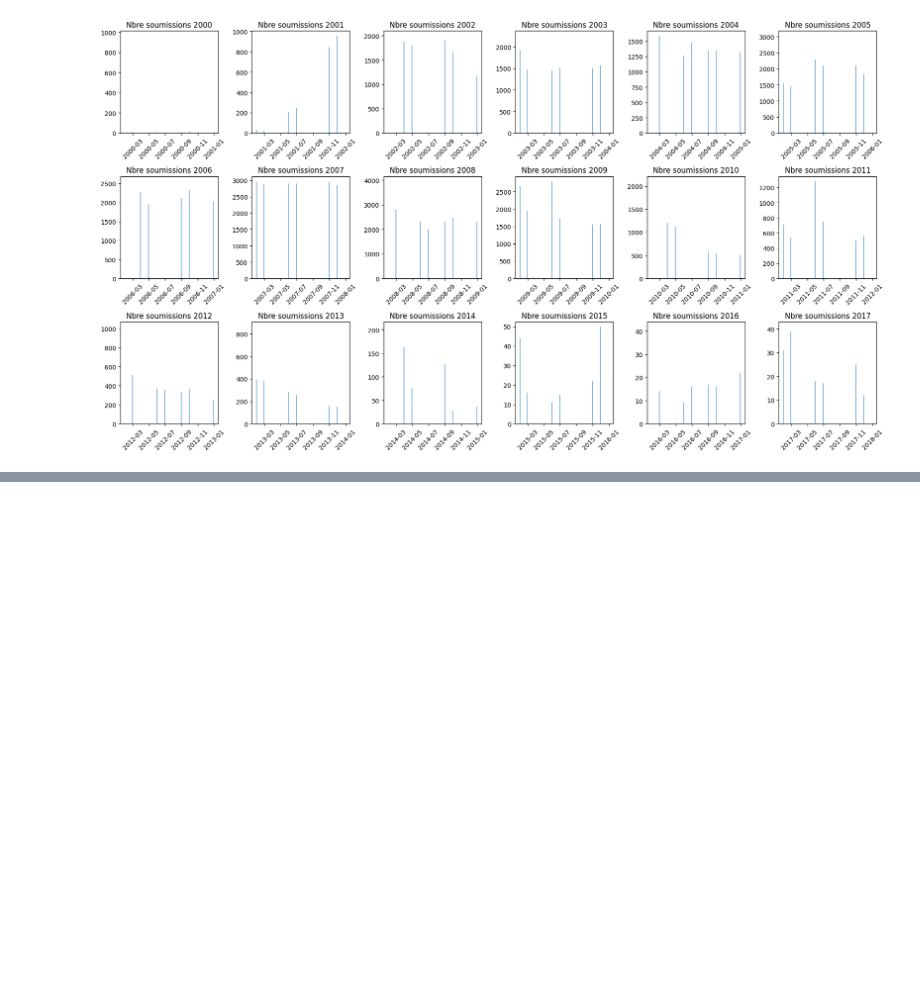
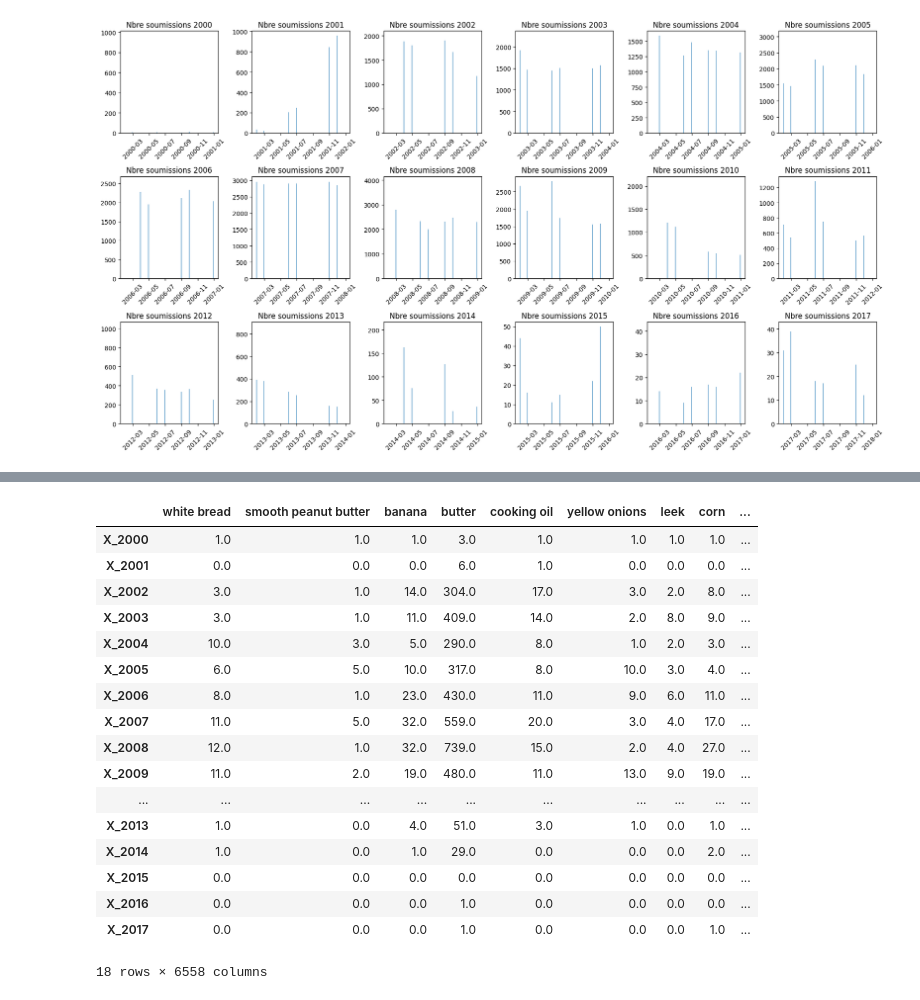
Before and after one commit to ramzinaji/analyse_cooking_app, a Jupyter notebook: etude_app_cuisine/script.ipynb, the cells around one changed output, grey strips where cells are left out. Saved outputs shown, nothing was run; the diff lists cells and outputs as text; code cells hidden in the pictures; blank space fills up the shorter version.

```diff
--- a/etude_app_cuisine/script.ipynb
+++ b/etude_app_cuisine/script.ipynb
@@ -155,0 +174,4 @@ df_monthly_recipes_count.describe()
+# %%
+# On récupère les recettes tokenisées
+df_RAW_recipes_merged=df_RAW_recipes.copy()
+df_RAW_recipes_merged=df_RAW_recipes_merged.merge(df_pp_recipes,how='inner',on='id')
@@ -155,0 +194,16 @@ df_monthly_recipes_count.describe()
+# %%
+# Convertis les ingrédients en liste
+
+df_RAW_recipes_merged.ingredients =  df_RAW_recipes_merged.ingredients.apply(lambda x : ast.literal_eval(x) )
+# %%
+# On compte regarde les occurences de chaque ingrédients par mois
+# Exemple janvier 2015
+
+X_2015_01=df_RAW_recipes_merged[(df_RAW_recipes_merged['submitted'].dt.year==2015) & (df_RAW_recipes_merged['submitted'].dt.month==1)].ingredients
+
+A=[]
+for index in range(X_2015_01.shape[0]):
+    A+=X_2015_01.iloc[index]
+
+print(len(A),X_2015_01.shape[0])
+Counter(A)
@@ -155,0 +229,11 @@ df_monthly_recipes_count.describe()
+# %%
+#On refait l'exercice pour toutes les années sur un mois donné
+Dico_month_ingredients = {}
+for year in range(2000,2018):
+    A = []
+    X = df_RAW_recipes_merged[(df_RAW_recipes_merged['submitted'].dt.year==year) & (df_RAW_recipes_merged['submitted'].dt.month==1)].ingredients
+    for index in range(X.shape[0]):
+        A += X.iloc[index]
+    Dico_month_ingredients['X_' + str(year)] = Counter(A)
+    Dico_month_ingredients['X_' + str(year)]['nbre_recipes'] = X.shape[0]
+    Dico_month_ingredients['X_' + str(year)]['nbre_ingredients'] = len(A)
@@ -155,0 +260,23 @@ df_monthly_recipes_count.describe()
+# %%
+January_Ingredients=pd.DataFrame(Dico_month_ingredients).T
+January_Ingredients=January_Ingredients.fillna(0)
+January_Ingredients
+# %% [output]
+|  | white bread | smooth peanut butter | banana | butter | cooking oil | yellow onions | leek | corn | ... |
+| X_2000 | 1.0 | 1.0 | 1.0 | 3.0 | 1.0 | 1.0 | 1.0 | 1.0 | ... |
+| X_2001 | 0.0 | 0.0 | 0.0 | 6.0 | 1.0 | 0.0 | 0.0 | 0.0 | ... |
+| X_2002 | 3.0 | 1.0 | 14.0 | 304.0 | 17.0 | 3.0 | 2.0 | 8.0 | ... |
+| X_2003 | 3.0 | 1.0 | 11.0 | 409.0 | 14.0 | 2.0 | 8.0 | 9.0 | ... |
+| X_2004 | 10.0 | 3.0 | 5.0 | 290.0 | 8.0 | 1.0 | 2.0 | 3.0 | ... |
+| X_2005 | 6.0 | 5.0 | 10.0 | 317.0 | 8.0 | 10.0 | 3.0 | 4.0 | ... |
+| X_2006 | 8.0 | 1.0 | 23.0 | 430.0 | 11.0 | 9.0 | 6.0 | 11.0 | ... |
+| X_2007 | 11.0 | 5.0 | 32.0 | 559.0 | 20.0 | 3.0 | 4.0 | 17.0 | ... |
+| X_2008 | 12.0 | 1.0 | 32.0 | 739.0 | 15.0 | 2.0 | 4.0 | 27.0 | ... |
+| X_2009 | 11.0 | 2.0 | 19.0 | 480.0 | 11.0 | 13.0 | 9.0 | 19.0 | ... |
+| ... | ... | ... | ... | ... | ... | ... | ... | ... | ... |
+| X_2013 | 1.0 | 0.0 | 4.0 | 51.0 | 3.0 | 1.0 | 0.0 | 1.0 | ... |
+| X_2014 | 1.0 | 0.0 | 1.0 | 29.0 | 0.0 | 0.0 | 0.0 | 2.0 | ... |
+| X_2015 | 0.0 | 0.0 | 0.0 | 0.0 | 0.0 | 0.0 | 0.0 | 0.0 | ... |
+| X_2016 | 0.0 | 0.0 | 0.0 | 1.0 | 0.0 | 0.0 | 0.0 | 0.0 | ... |
+| X_2017 | 0.0 | 0.0 | 0.0 | 1.0 | 0.0 | 0.0 | 0.0 | 1.0 | ... |
+18 rows × 6558 columns
```
Also changed, not shown: parts of 13 cells of this notebook.
